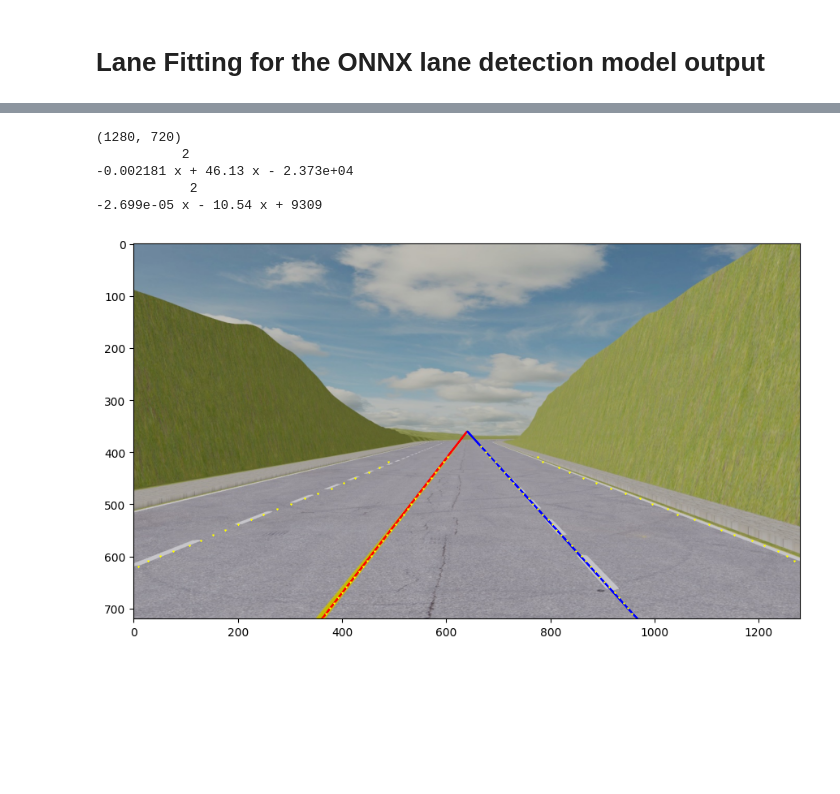
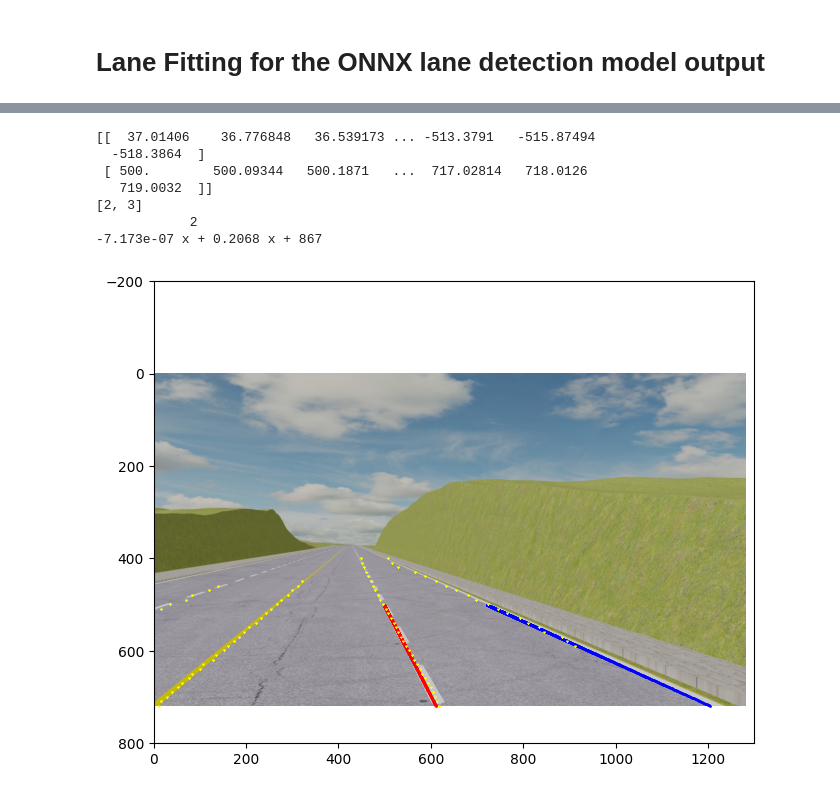
Before and after one commit to alexander-toch/lane-detection-e2e-attack, a Jupyter notebook: lanefitting/lanefitting.ipynb, the cells around one changed output, grey strips where cells are left out. Drawn from its saved outputs; the diff is of its cells as text; code cells hidden in the pictures; blank space fills up the shorter version.

```diff
--- a/lanefitting/lanefitting.ipynb
+++ b/lanefitting/lanefitting.ipynb
@@ -14,7 +14,8 @@ import pytorch_auto_drive.functional as F
 from lanefitting import get_steering_angle
 
 
-FILENAME = 'example_input.jpg'
+FILENAME = '100.jpg'
+# FILENAME = 'example_input.jpg'
 # results, keypoints = inference(FILENAME, model_path='../../resnet50_resa_tusimple_20211019.onnx')
 results, keypoints = inference(FILENAME, model_path='../../resnet50_resa_culane_20211016.onnx')
 
@@ -37,8 +38,8 @@ for i, lane in enumerate(keypoints):
 def getTransformMatrix(inpImage):
     # manually selected source and destination points
     print(inpImage.shape)
-    src =  np.float32([[480, 500], [800, 500], [inpImage.shape[1]-50, inpImage.shape[0]],  [150, inpImage.shape[0]]])
-    line_dst_offset = 300
+    src =  np.float32([[470, 500], [800, 500], [inpImage.shape[1]-50, inpImage.shape[0]],  [150, inpImage.shape[0]]])
+    line_dst_offset = 200
 
     dst = np.float32([[src[3][0] + line_dst_offset, 0], \
           [src[2][0] - line_dst_offset, 0], \
@@ -161,51 +162,59 @@ ax2.imshow(original_img)
 # %%
+# Ego lane selection
+
 fig, (ax1) = plt.subplots(1, 1, figsize=(14, 6))
 
+ax1.set_xlim([0,1300])
+ax1.set_ylim([-200,800])
+ax1.invert_yaxis()
 
 left_lane = np.float32(lanes_transformed[0])
 right_lane = np.float32(lanes_transformed[len(lanes_transformed)-1])
 selected_indices = [0, len(lanes_transformed)-1]
 middle = original_img.size[0]/2
-print(original_img.size)
+
+print(left_lane)
 
 for i, lane in enumerate(lanes_transformed):
     avg = np.average(lane[0])
 
     if avg < middle and avg > np.average(left_lane[0]):
         left_lane = np.float32(lane)
         selected_indices[0] = i
         continue
 
     if avg > middle and avg < np.average(right_lane[0]):
         right_lane = np.float32(lane)
         selected_indices[1] = i
         continue
 
 
-left_lane = left_lane.T
-left_lane = np.vstack(left_lane[left_lane[:, 0] <= middle, :]).T
+# left_lane = left_lane.T
+# left_lane = np.vstack(left_lane[left_lane[:, 0] <= middle, :]).T
 left_lane_poly = polyonoms[selected_indices[0]]
 
-right_lane = right_lane.T
-right_lane = np.vstack(right_lane[right_lane[:, 0] >= middle, :]).T
+# right_lane = right_lane.T
+# right_lane = np.vstack(right_lane[right_lane[:, 0] >= middle, :]).T
 right_lane_poly = polyonoms[selected_indices[1]]
 
-ax1.plot(left_lane[0], left_lane[1], c = 'red', zorder=1)
-ax1.plot(right_lane[0], right_lane[1], c = 'blue', zorder=1)
+ax1.scatter(left_lane[0], left_lane[1],s=1, c = 'red', zorder=1)
+ax1.scatter(right_lane[0], right_lane[1],s=1, c = 'blue', zorder=1)
 
 for lane in keypoints:
     for point in lane:
         ax1.scatter(point[0], point[1], marker="2", color="yellow", s=2, zorder=2)
 ax1.imshow(original_img)
 
-print(left_lane_poly)
+print(selected_indices)
 print(right_lane_poly)
 # %% [output]
-(1280, 720)
-           2
--0.002181 x + 46.13 x - 2.373e+04
+[[  37.01406    36.776848   36.539173 ... -513.3791   -515.87494
+  -518.3864  ]
+ [ 500.        500.09344   500.1871   ...  717.02814   718.0126
+   719.0032  ]]
+[2, 3]
             2
--2.699e-05 x - 10.54 x + 9309
+-7.173e-07 x + 0.2068 x + 867
-[figure, old version]
+[figure, new version]
 # %%
 fig, (ax1) = plt.subplots(1, 1, figsize=(14, 6))
```
Also changed, not shown: parts of 5 cells of this notebook, 2 other files.
